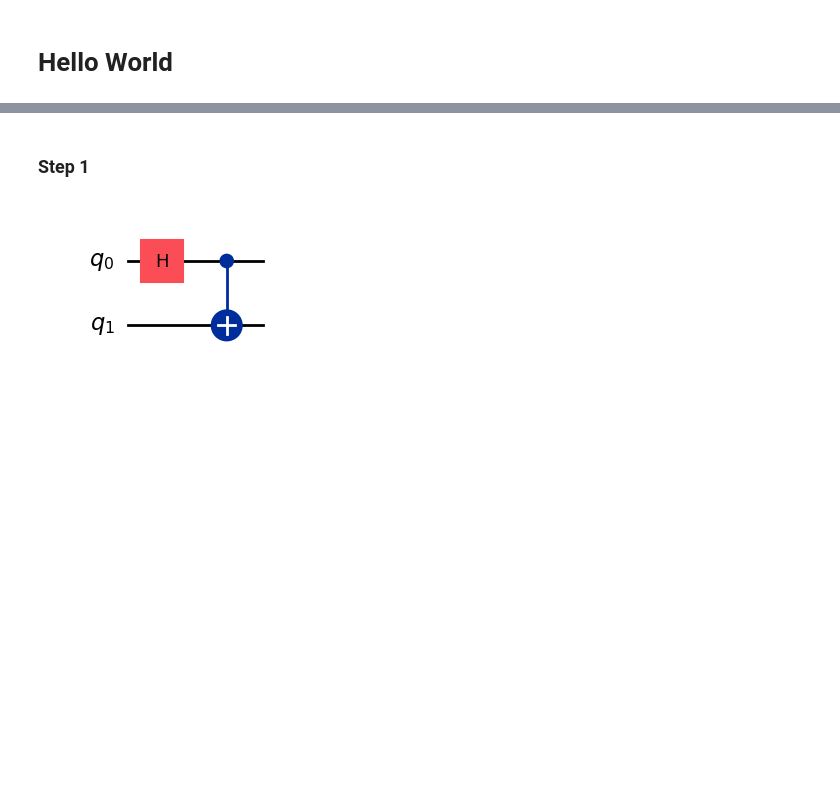
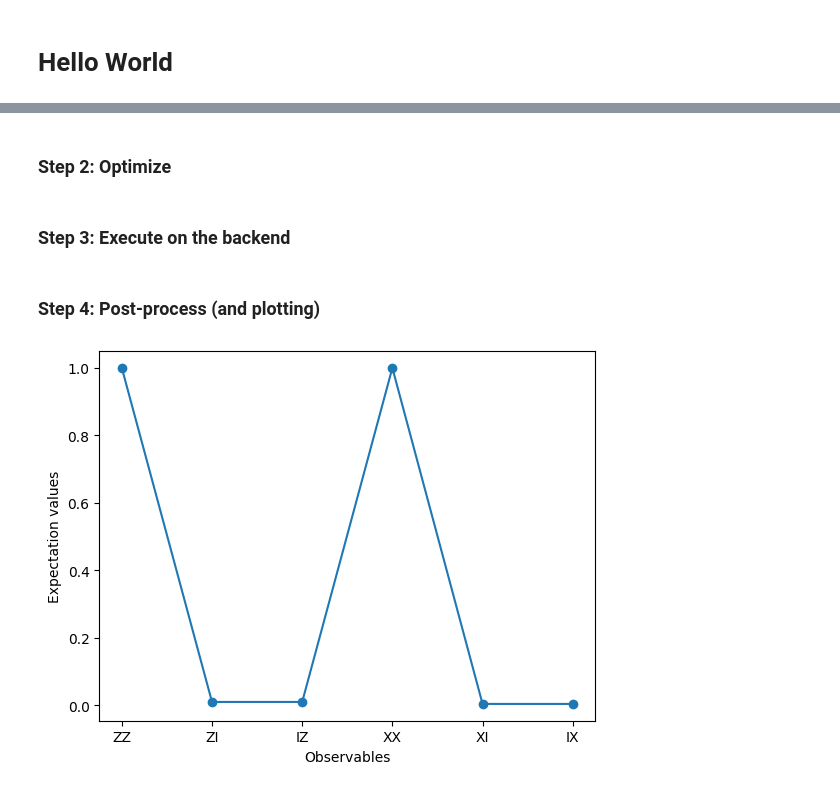
Before and after one commit to luqmanually/Q, a Jupyter notebook: src/helloworld.ipynb, the cells around one changed output, grey strips where cells are left out. Drawn from its saved outputs; the diff is of its cells as text; code cells hidden in the pictures; blank space fills up the shorter version.

```diff
--- a/src/helloworld.ipynb
+++ b/src/helloworld.ipynb
@@ -5,12 +17,37 @@ from qiskit import QuantumCircuit
+# %%
+# Measure operators, observables
+from qiskit.quantum_info import Pauli
+
+ZZ = Pauli('ZZ')
+ZI = Pauli('ZI')
+IZ = Pauli('IZ')
+
+XX = Pauli('XX')
+XI = Pauli('XI')
+IX = Pauli('IX')
+
+observables = [ZZ, ZI, IZ, XX, XI, IX]
 # %% [markdown]
-### Step 1
+### Step 2: Optimize
-# %%
-# Map the problem to circuits and operators
-qc = QuantumCircuit(2)
-
-qc.h(0)
-qc.cx(0, 1)
-
-qc.draw(output="mpl")
-# %% [output]
-[figure, removed]
+# %% [markdown]
+### Step 3: Execute on the backend
+# %%
+from qiskit_aer.primitives import Estimator
+
+estimator = Estimator()
+
+job = estimator.run([qc] * len(observables), observables)
+# %% [markdown]
+### Step 4: Post-process (and plotting)
+# %%
+import matplotlib.pyplot as plt
+
+data = ["ZZ", "ZI", "IZ", "XX", "XI", "IX"]
+values = job.result().values
+
+plt.plot(data, values, "-o")
+plt.xlabel("Observables")
+plt.ylabel("Expectation values")
+plt.show()
+# %% [output]
+[figure, added]
```
Also changed, not shown: parts of 2 cells of this notebook, 1 other file.
